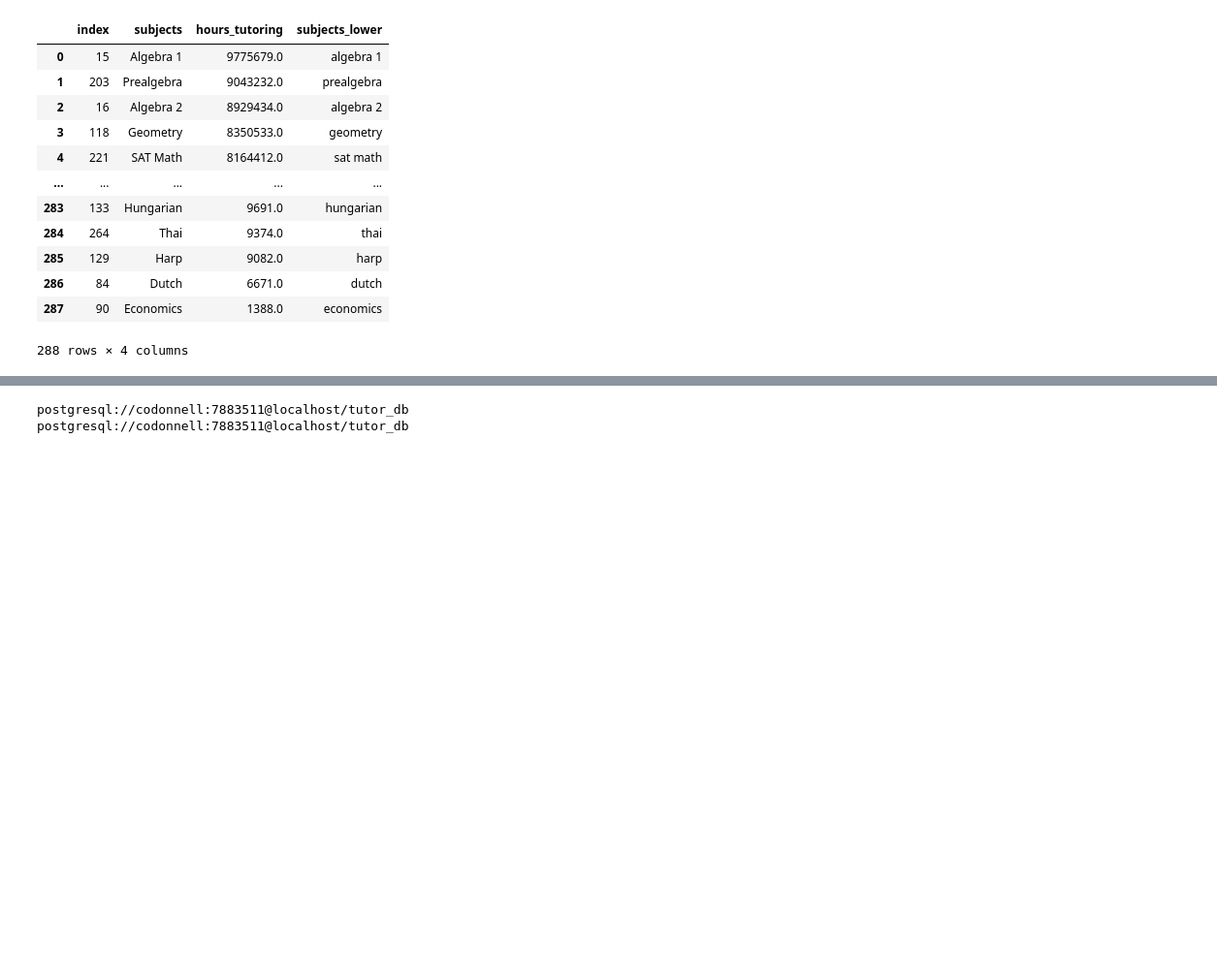
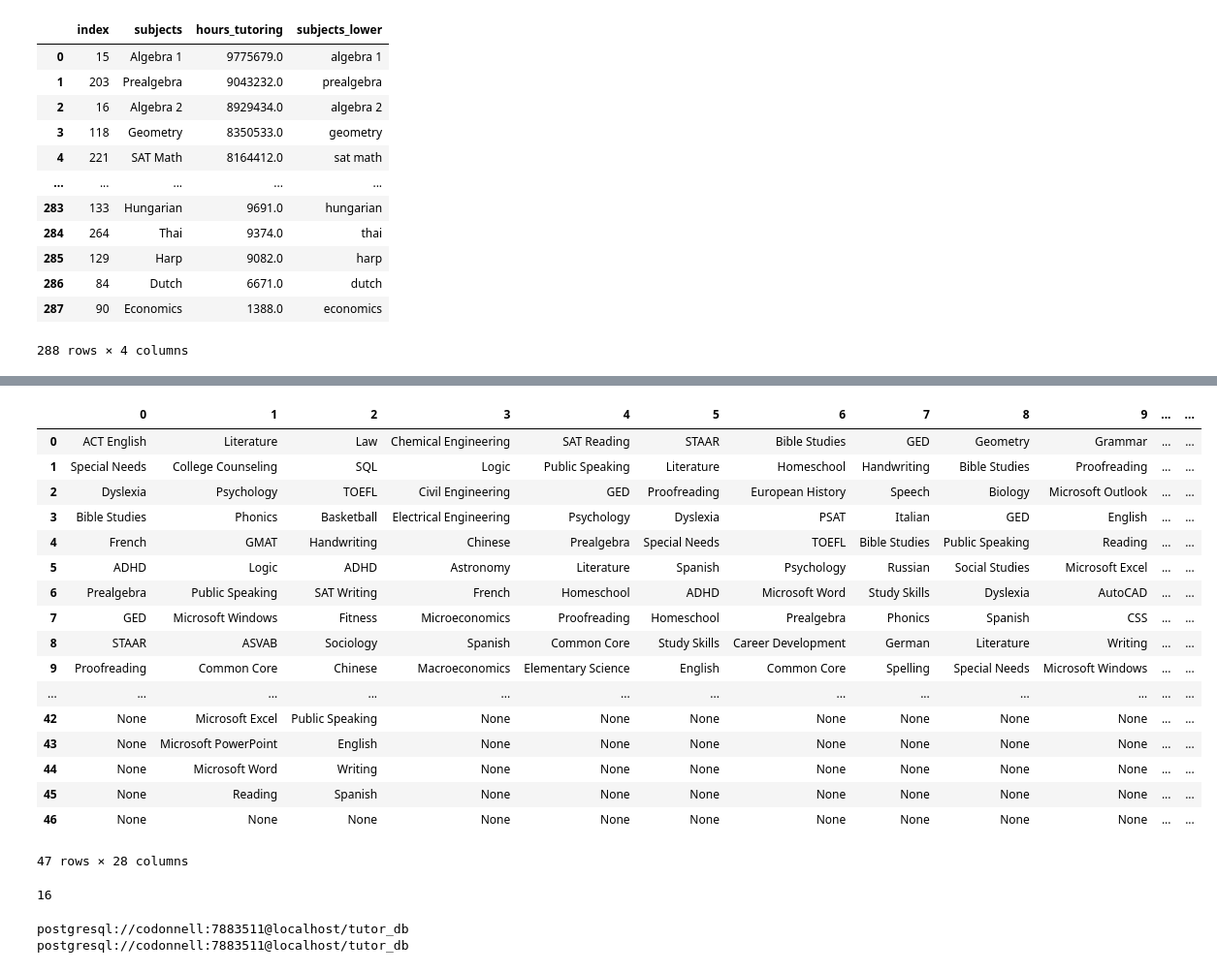
Before and after one commit to cfodonnell/Insight_Project_AsTutor, a Jupyter notebook: EDA/bio_subjects_clustering.ipynb, the cells around one changed output, grey strips where cells are left out. Shown at 97% size. Saved outputs shown, nothing was run; the diff lists cells and outputs as text; code cells hidden in the pictures; blank space fills up the shorter version.

```diff
--- a/EDA/bio_subjects_clustering.ipynb
+++ b/EDA/bio_subjects_clustering.ipynb
@@ -378,6 +396,6 @@ tfidf_df = pd.DataFrame(text.todense()).groupby(clusters).mean().T
 # %%
 cluster_subjects_df = pd.DataFrame()
-for clus in range(0,max(clusters)):
+for clus in range(0,max(clusters)+1):
     cluster_subjects_df[clus] = np.array([labels[t] for t in np.argsort(tfidf_df[clus].values)[-100:]])
 
 cluster_subjects_df
@@ -403,0 +448,5 @@ def subj_rank(subj):
+# %%
+just_real_subs=[]
+for item in real_sub_list:
+    just_real_subs.append(item[item!=''])
+just_real_subs
@@ -444,3 +511,29 @@ pop_subjs_df
+# %%
+real_subjs_df = pd.DataFrame(just_real_subs).T
+real_subjs_df
+# %% [output]
+|  | 0 | 1 | 2 | 3 | 4 | 5 | 6 | 7 | 8 | 9 | ... | ... |
+| 0 | ACT English | Literature | Law | Chemical Engineering | SAT Reading | STAAR | Bible Studies | GED | Geometry | Grammar | ... | ... |
+| 1 | Special Needs | College Counseling | SQL | Logic | Public Speaking | Literature | Homeschool | Handwriting | Bible Studies | Proofreading | ... | ... |
+| 2 | Dyslexia | Psychology | TOEFL | Civil Engineering | GED | Proofreading | European History | Speech | Biology | Microsoft Outlook | ... | ... |
+| 3 | Bible Studies | Phonics | Basketball | Electrical Engineering | Psychology | Dyslexia | PSAT | Italian | GED | English | ... | ... |
+| 4 | French | GMAT | Handwriting | Chinese | Prealgebra | Special Needs | TOEFL | Bible Studies | Public Speaking | Reading | ... | ... |
+| 5 | ADHD | Logic | ADHD | Astronomy | Literature | Spanish | Psychology | Russian | Social Studies | Microsoft Excel | ... | ... |
+| 6 | Prealgebra | Public Speaking | SAT Writing | French | Homeschool | ADHD | Microsoft Word | Study Skills | Dyslexia | AutoCAD | ... | ... |
+| 7 | GED | Microsoft Windows | Fitness | Microeconomics | Proofreading | Homeschool | Prealgebra | Phonics | Spanish | CSS | ... | ... |
+| 8 | STAAR | ASVAB | Sociology | Spanish | Common Core | Study Skills | Career Development | German | Literature | Writing | ... | ... |
+| 9 | Proofreading | Common Core | Chinese | Macroeconomics | Elementary Science | English | Common Core | Spelling | Special Needs | Microsoft Windows | ... | ... |
+| ... | ... | ... | ... | ... | ... | ... | ... | ... | ... | ... | ... | ... |
+| 42 | None | Microsoft Excel | Public Speaking | None | None | None | None | None | None | None | ... | ... |
+| 43 | None | Microsoft PowerPoint | English | None | None | None | None | None | None | None | ... | ... |
+| 44 | None | Microsoft Word | Writing | None | None | None | None | None | None | None | ... | ... |
+| 45 | None | Reading | Spanish | None | None | None | None | None | None | None | ... | ... |
+| 46 | None | None | None | None | None | None | None | None | None | None | ... | ... |
+47 rows × 28 columns
+# %%
+len(most_pop_subs_weighted)
+# %% [output]
+16
 # %%
 engine = create_engine('postgresql://%s:%s@localhost/%s'%(username,pswd,dbname))
 print('postgresql://%s:%s@localhost/%s'%(username,pswd,dbname))
```
Also changed, not shown: parts of 17 cells of this notebook, 3 other files.
